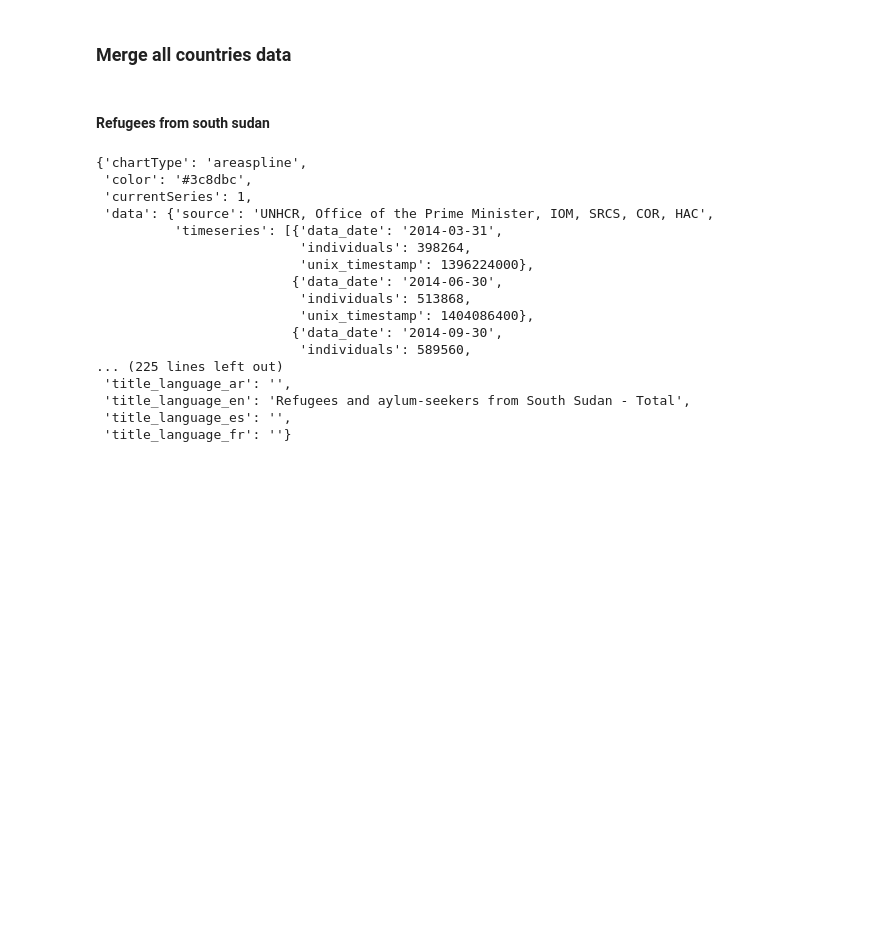
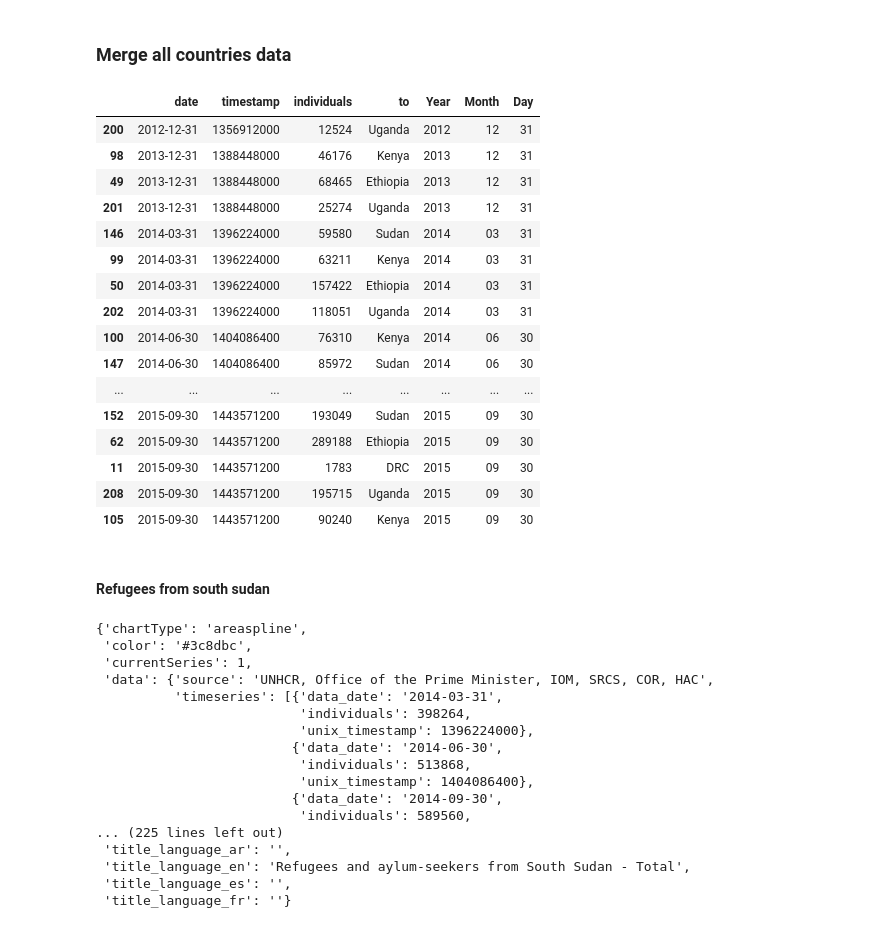
Before and after one commit to hbshih/Data-Science-17-18-Project, a Jupyter notebook: Refugees_To_[Country]_Explained.ipynb, the cells around one changed output. Saved outputs shown, nothing was run; the diff lists cells and outputs as text; code cells hidden in the pictures; blank space fills up the shorter version.

```diff
--- a/Refugees_To_[Country]_Explained.ipynb
+++ b/Refugees_To_[Country]_Explained.ipynb
@@ -89,28 +93,46 @@ Refugees To : Uganda
 # %%
 date = []
 timestamp = []
 individuals = []
 _country = []
 country_list = ['DRC','Ethiopia','Kenya','Sudan','Uganda']
 
 for country in country_list:
     with open('refugees to ' + country + '.json') as f:
         data = json.load(f)
         data_country = data['data']['timeseries']
 
     for data in data_country:
         date.append(data['data_date'])
         timestamp.append(data['unix_timestamp'])
         individuals.append(data['individuals'])
         _country.append(country)
 
 refugees_to_all_countries_df = pd.DataFrame({'date': date, 'timestamp': timestamp, 'individuals': individuals, 'to': _country})
 refugees_to_all_countries_df['Year']=[d.split('-')[0] for d in refugees_to_all_countries_df.date]
 refugees_to_all_countries_df['Month']=[d.split('-')[1] for d in refugees_to_all_countries_df.date]
 refugees_to_all_countries_df['Day']=[d.split('-')[2] for d in refugees_to_all_countries_df.date]
 refugees_to_all_countries_df = refugees_to_all_countries_df.sort_values(by=['timestamp'])
 refugees_to_all_countries_df.head(50)
-refugees_to_all_countries_df.to_csv("refugees_to_neighbor_countries_cleaned.csv", sep=',')
+#refugees_to_all_countries_df.to_csv("refugees_to_neighbor_countries_cleaned.csv", sep=',')
+# %% [output]
+|  | date | timestamp | individuals | to | Year | Month | Day |
+| 200 | 2012-12-31 | 1356912000 | 12524 | Uganda | 2012 | 12 | 31 |
+| 98 | 2013-12-31 | 1388448000 | 46176 | Kenya | 2013 | 12 | 31 |
+| 49 | 2013-12-31 | 1388448000 | 68465 | Ethiopia | 2013 | 12 | 31 |
+| 201 | 2013-12-31 | 1388448000 | 25274 | Uganda | 2013 | 12 | 31 |
+| 146 | 2014-03-31 | 1396224000 | 59580 | Sudan | 2014 | 03 | 31 |
+| 99 | 2014-03-31 | 1396224000 | 63211 | Kenya | 2014 | 03 | 31 |
+| 50 | 2014-03-31 | 1396224000 | 157422 | Ethiopia | 2014 | 03 | 31 |
+| 202 | 2014-03-31 | 1396224000 | 118051 | Uganda | 2014 | 03 | 31 |
+| 100 | 2014-06-30 | 1404086400 | 76310 | Kenya | 2014 | 06 | 30 |
+| 147 | 2014-06-30 | 1404086400 | 85972 | Sudan | 2014 | 06 | 30 |
+| ... | ... | ... | ... | ... | ... | ... | ... |
+| 152 | 2015-09-30 | 1443571200 | 193049 | Sudan | 2015 | 09 | 30 |
+| 62 | 2015-09-30 | 1443571200 | 289188 | Ethiopia | 2015 | 09 | 30 |
+| 11 | 2015-09-30 | 1443571200 | 1783 | DRC | 2015 | 09 | 30 |
+| 208 | 2015-09-30 | 1443571200 | 195715 | Uganda | 2015 | 09 | 30 |
+| 105 | 2015-09-30 | 1443571200 | 90240 | Kenya | 2015 | 09 | 30 |
 # %% [markdown]
 #### Refugees from south sudan
 # %%
```
Also changed, not shown: parts of 6 cells of this notebook, 14 other files.
